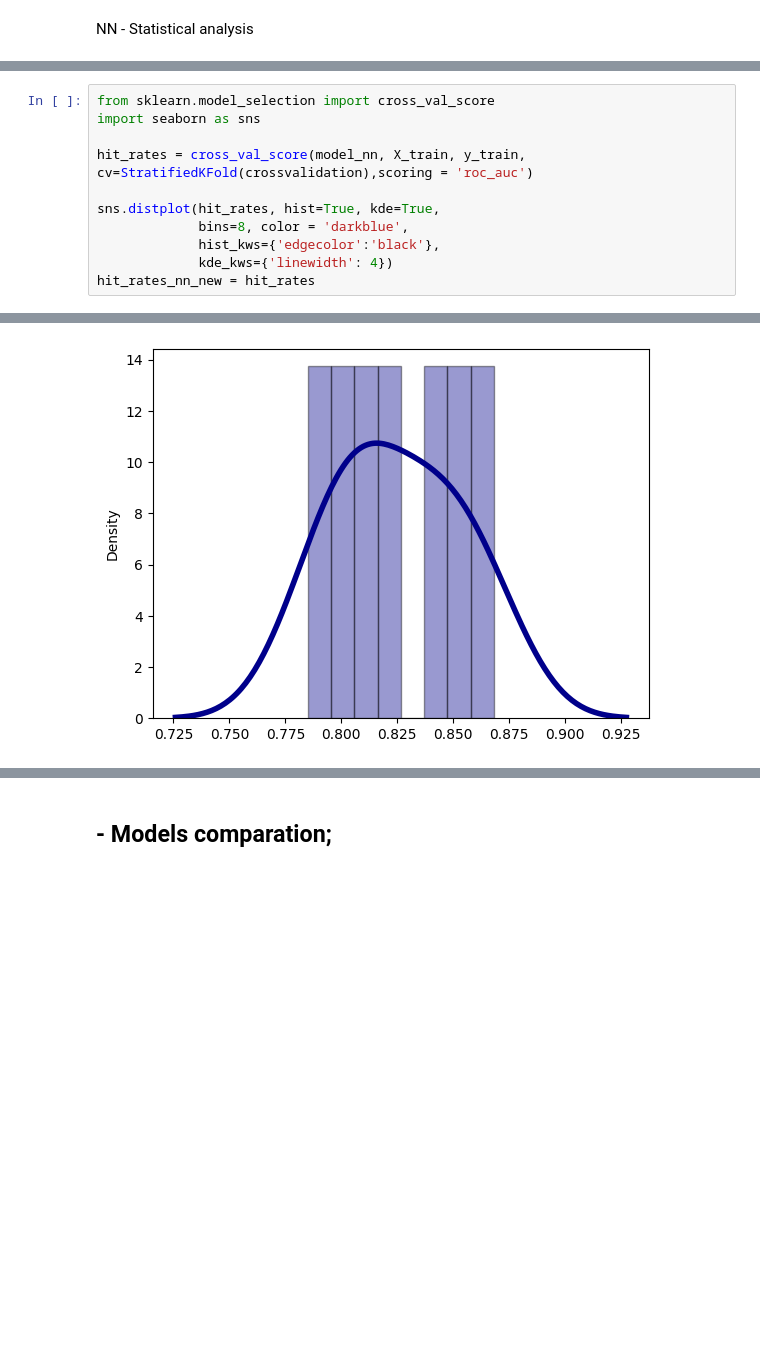
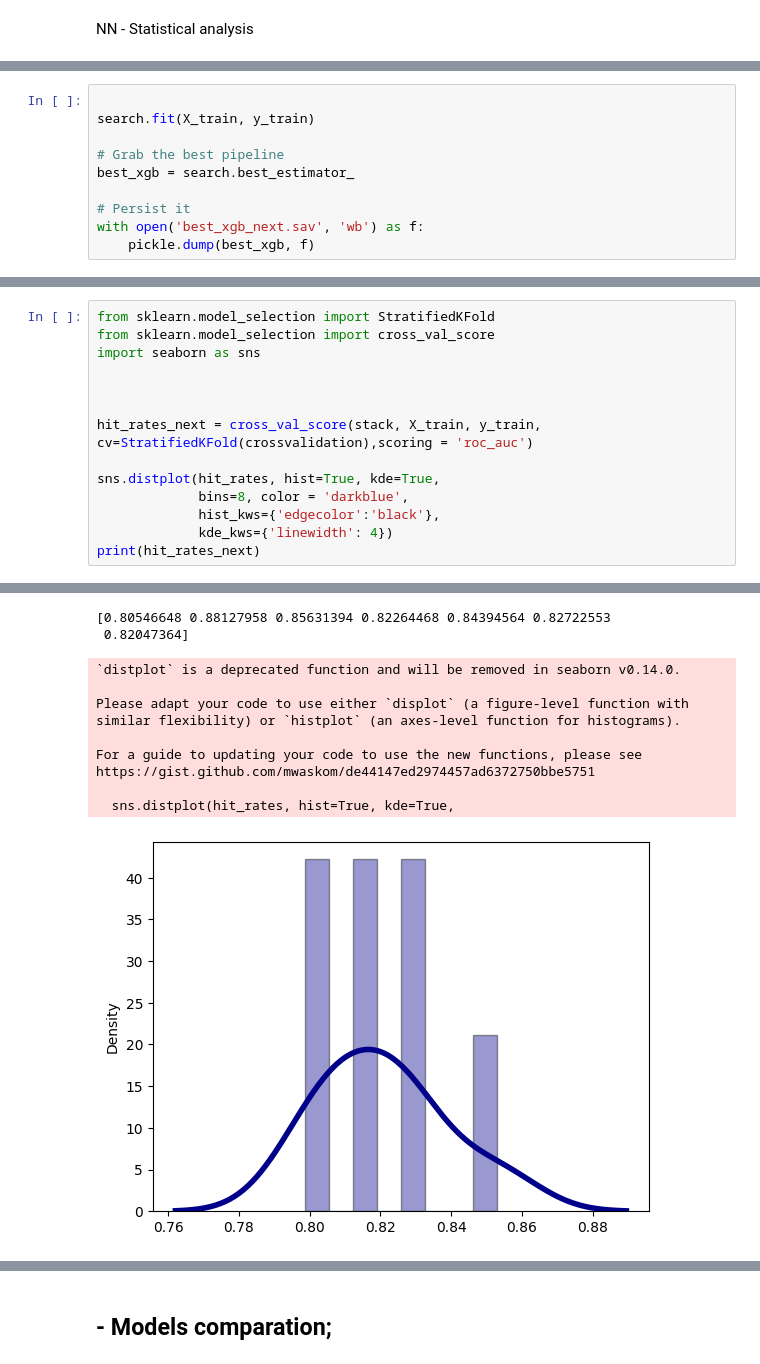
Before and after one commit to heinzarnitun/data_mining_case_study, a Jupyter notebook: Notebook_Pred2Town_XAI_v1.1.ipynb, the cells around one changed output, grey strips where cells are left out. Drawn from its saved outputs; the diff is of its cells as text; blank space fills up the shorter version.

```diff
--- a/Notebook_Pred2Town_XAI_v1.1.ipynb
+++ b/Notebook_Pred2Town_XAI_v1.1.ipynb
@@ -540,0 +474,10 @@ dataframe_analisys
+# %%
+
+search.fit(X_train, y_train)
+
+# Grab the best pipeline
+best_xgb = search.best_estimator_
+
+# Persist it
+with open('best_xgb_next.sav', 'wb') as f:
+    pickle.dump(best_xgb, f)
@@ -557,12 +683,15 @@ plt.show()
 # %%
+from sklearn.model_selection import StratifiedKFold
 from sklearn.model_selection import cross_val_score
 import seaborn as sns
 
-hit_rates = cross_val_score(model_nn, X_train, y_train, cv=StratifiedKFold(crossvalidation),scoring = 'roc_auc')
+
+
+hit_rates_next = cross_val_score(stack, X_train, y_train, cv=StratifiedKFold(crossvalidation),scoring = 'roc_auc')
 
 sns.distplot(hit_rates, hist=True, kde=True,
              bins=8, color = 'darkblue',
              hist_kws={'edgecolor':'black'},
              kde_kws={'linewidth': 4})
-hit_rates_nn_new = hit_rates
+print(hit_rates_next)
 # %% [output]
@@ -578,4 +715,15 @@ https://gist.github.com/mwaskom/de44147ed2974457ad6372750bbe5751
+[0.80546648 0.88127958 0.85631394 0.82264468 0.84394564 0.82722553
+ 0.82047364]
+`distplot` is a deprecated function and will be removed in seaborn v0.14.0.
+
+Please adapt your code to use either `displot` (a figure-level function with
+similar flexibility) or `histplot` (an axes-level function for histograms).
+
+For a guide to updating your code to use the new functions, please see
+https://gist.github.com/mwaskom/de44147ed2974457ad6372750bbe5751
+
+  sns.distplot(hit_rates, hist=True, kde=True,
-[figure, old version]
+[figure, new version]
 # %%
 print('rf',hit_rates_rf)
 print ('nn',hit_rates_nn)
```
Also changed, not shown: parts of 25 cells of this notebook, 6 other files.
